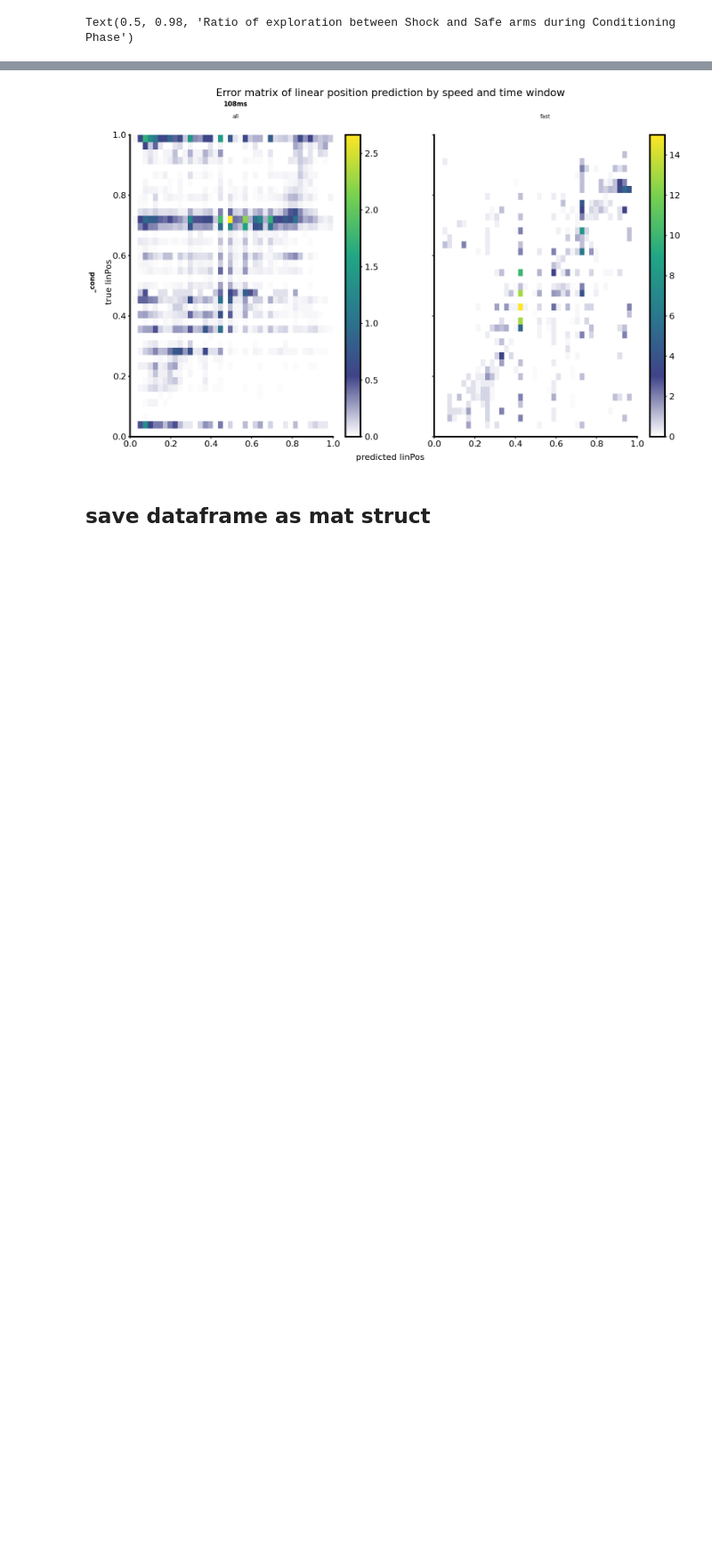
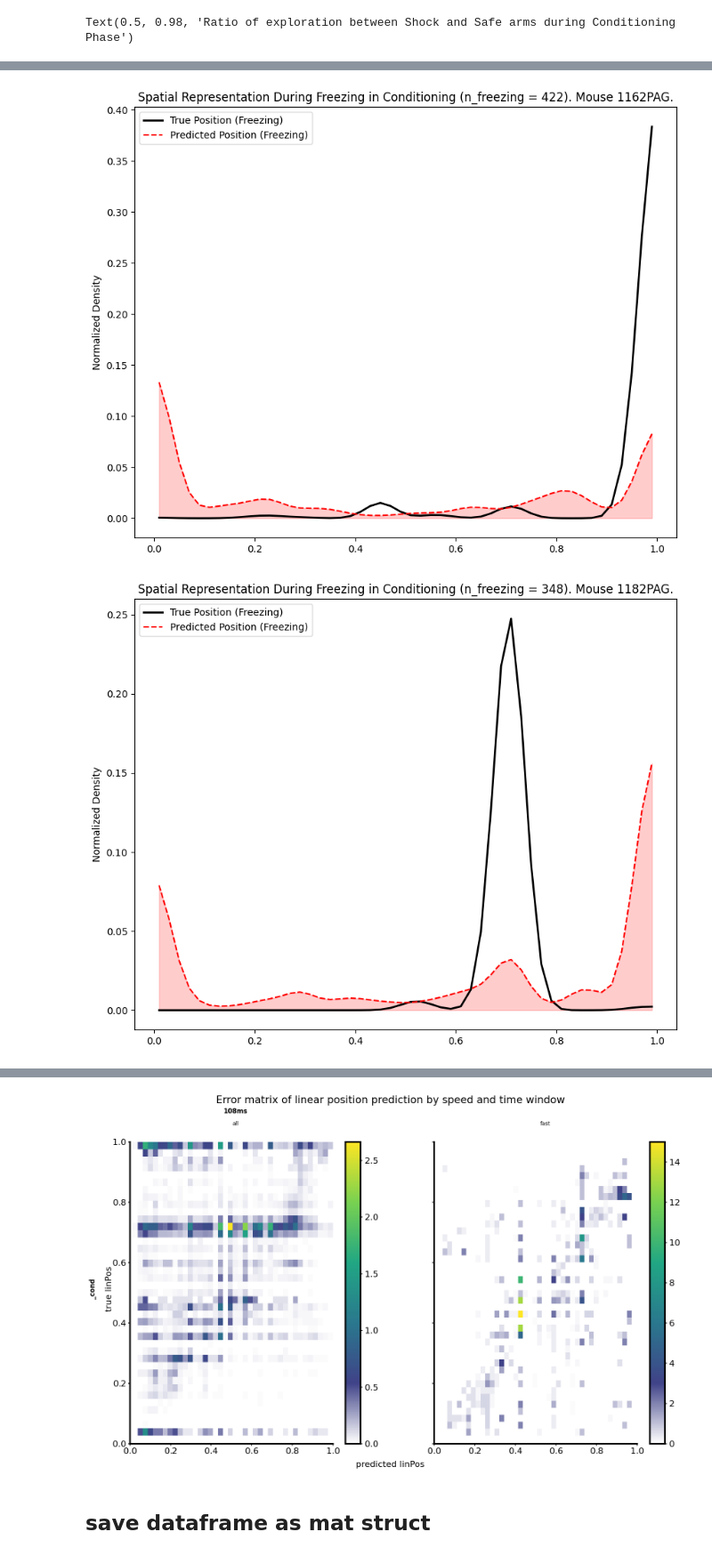
Before and after one commit to MobsLab/neuroEncoders, a Jupyter notebook: notebooks/NotebookKarim_ResultsLoader.ipynb, the cells around one changed output, grey strips where cells are left out. Shown at 89% size. Drawn from its saved outputs; the diff is of its cells as text; code cells hidden in the pictures; blank space fills up the shorter version.

```diff
--- a/notebooks/NotebookKarim_ResultsLoader.ipynb
+++ b/notebooks/NotebookKarim_ResultsLoader.ipynb
@@ -398,0 +445,67 @@ main_dir = os.path.realpath(
+# %%
+true_pre = []
+predictions_pre = []
+true_cond = []
+predictions_cond = []
+times_cond = []
+freeze_epochs = []
+is_freeze = []
+max_time = 0
+logits_hw = []
+for (mouse, manipe), df in loader.results_df.query("phase == 'pre' or phase == 'cond'").groupby(["mouse", "manipe"]):
+    pre_df = df.query("phase == 'pre'")
+    cond_df = df.query("phase == 'cond'")
+
+    if len(pre_df) == 0 or len(cond_df) == 0:
+        continue
+
+    if len(pre_df) > 1 or len(cond_df) > 1:
+        raise ValueError("Found several Results object.")
+
+    pre_res = pre_df.results.iloc[0]
+    cond_res = cond_df.results.iloc[0]
+
+    true_pre.append(pre_res.resultsNN_phase["_pre"]["linearTrue"][0])
+    predictions_pre.append(pre_res.resultsNN_phase["_pre"]["linearPred"][0])
+
+    true_cond.append(cond_res.resultsNN_phase["_cond"]["linearTrue"][0])
+    predictions_cond.append(cond_res.resultsNN_phase["_cond"]["linearPred"][0])
+
+    logits_hw.append(cond_res.resultsNN_phase_pkl["_cond"]["logits_hw"][0])
+
+    times = cond_res.resultsNN_phase["_cond"]["times"][0]
+    max_time += max(times)
+
+    times_cond.append(times + max_time)
+
+    freeze = cond_res.DataHelper.get_freeze_epochs().values
+    freeze_epochs.append(freeze + max_time)
+
+    is_freeze.append(inEpochsMask(times, freeze))
+
+    pre_true_dens, centers = get_1d_tuning_curve(true_pre[-1], np.ones(len(true_pre[-1]), dtype=bool))
+    pre_pred_dens, _       = get_1d_tuning_curve(predictions_pre[-1], np.ones(len(predictions_pre[-1]), dtype=bool))
+
+    # --- 2. Compute Freezing Curves (Cond-phase) ---
+    freeze_true_dens, _    = get_1d_tuning_curve(true_cond[-1], is_freeze[-1])
+    freeze_pred_dens, _    = get_1d_tuning_curve(predictions_cond[-1], is_freeze[-1])
+    fig, ax1 = plt.subplots(1, 1, figsize=(10, 8), sharex=True)
+    ax1.plot(centers, freeze_true_dens, label='True Position (Freezing)', color='black', lw=2)
+    ax1.plot(centers, freeze_pred_dens, label='Predicted Position (Freezing)', color='red', linestyle='--')
+    ax1.fill_between(centers, freeze_pred_dens, alpha=0.2, color='red')
+    ax1.set_title(f'Spatial Representation During Freezing in Conditioning (n_freezing = {freeze_epochs[-1].shape[0]}). Mouse {mouse+manipe}.')
+    ax1.set_ylabel('Normalized Density')
+    ax1.legend()
+
+
+true_pre = np.concatenate(true_pre)
+predictions_pre = np.concatenate(predictions_pre)
+true_cond = np.concatenate(true_cond)
+predictions_cond = np.concatenate(predictions_cond)
+times_cond = np.concatenate(times_cond)
+freeze_epochs = np.concatenate(freeze_epochs)
+is_freeze = np.concatenate(is_freeze)
+logits_hw = np.concatenate(logits_hw)
+# %% [output]
+[figure, added]
+[figure, added]
```
Also changed, not shown: parts of 23 cells of this notebook, 5 other files.
